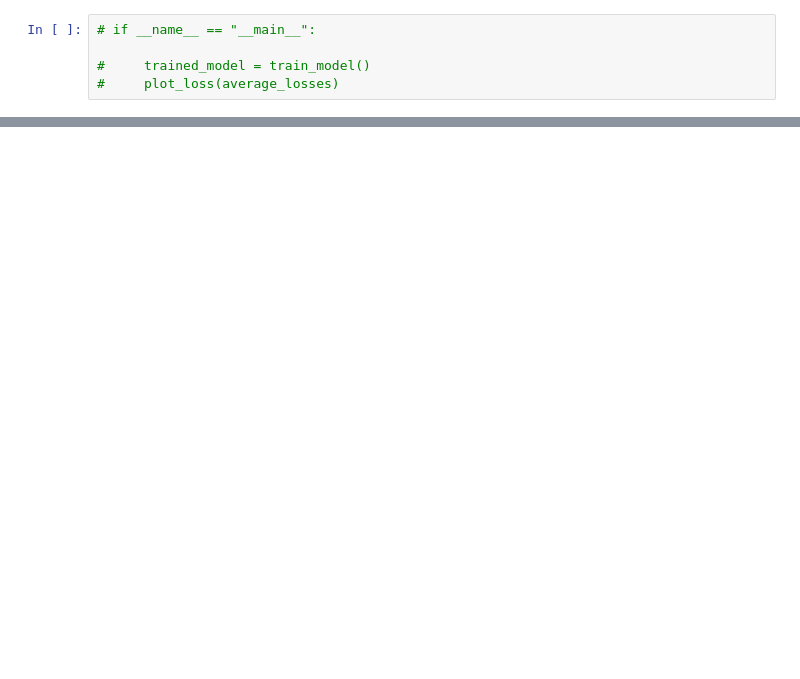
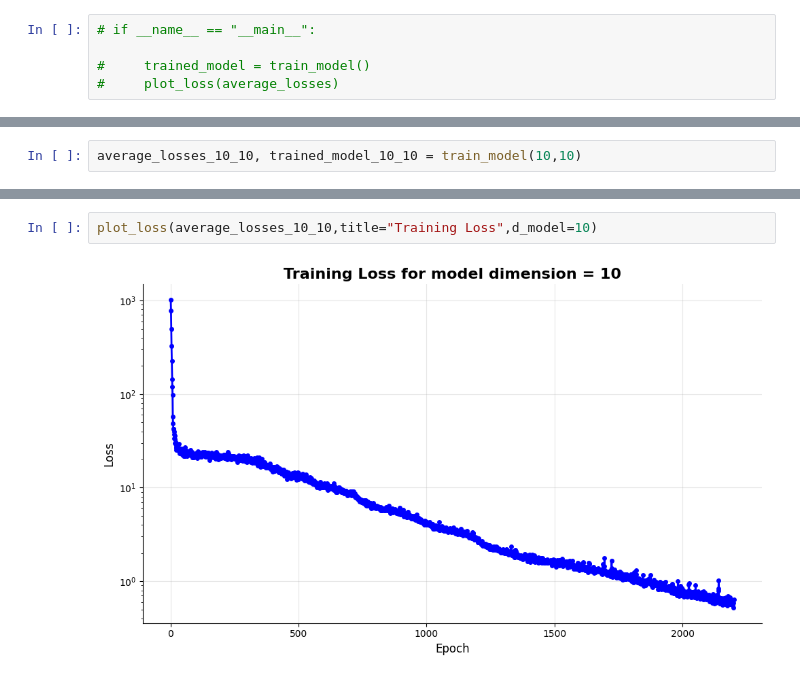
Before and after one commit to mathyharsha/metabolic-NN-harsha, a Jupyter notebook: transformer_from_scratch.ipynb, the cells around one changed output, grey strips where cells are left out. Cells and saved outputs as stored; diff of their text form; blank space fills up the shorter version.

```diff
--- a/transformer_from_scratch.ipynb
+++ b/transformer_from_scratch.ipynb
@@ -416,0 +482,2 @@ plot_loss(average_losses)
+# %%
+average_losses_10_10, trained_model_10_10 = train_model(10,10)
@@ -416,0 +502,4 @@ plot_loss(average_losses)
+# %%
+plot_loss(average_losses_10_10,title="Training Loss",d_model=10)
+# %% [output]
+[figure, added]
```
Also changed, not shown: parts of 19 cells of this notebook.
